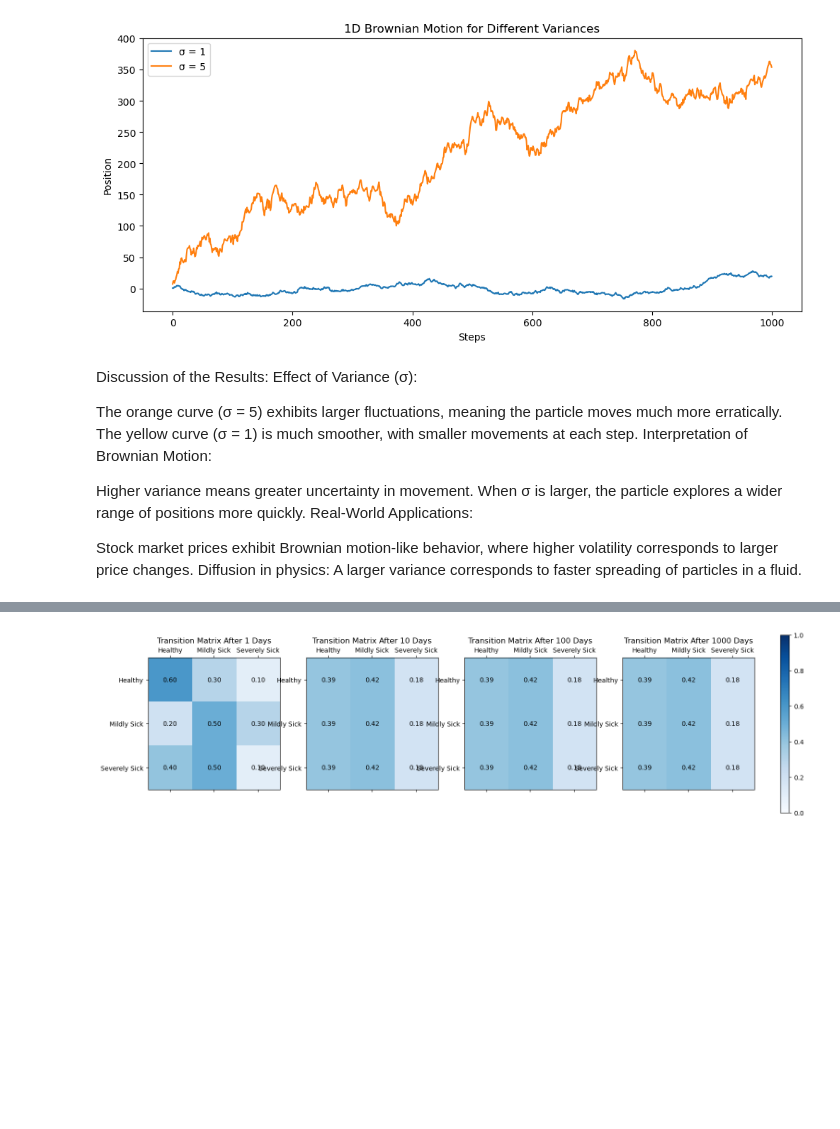
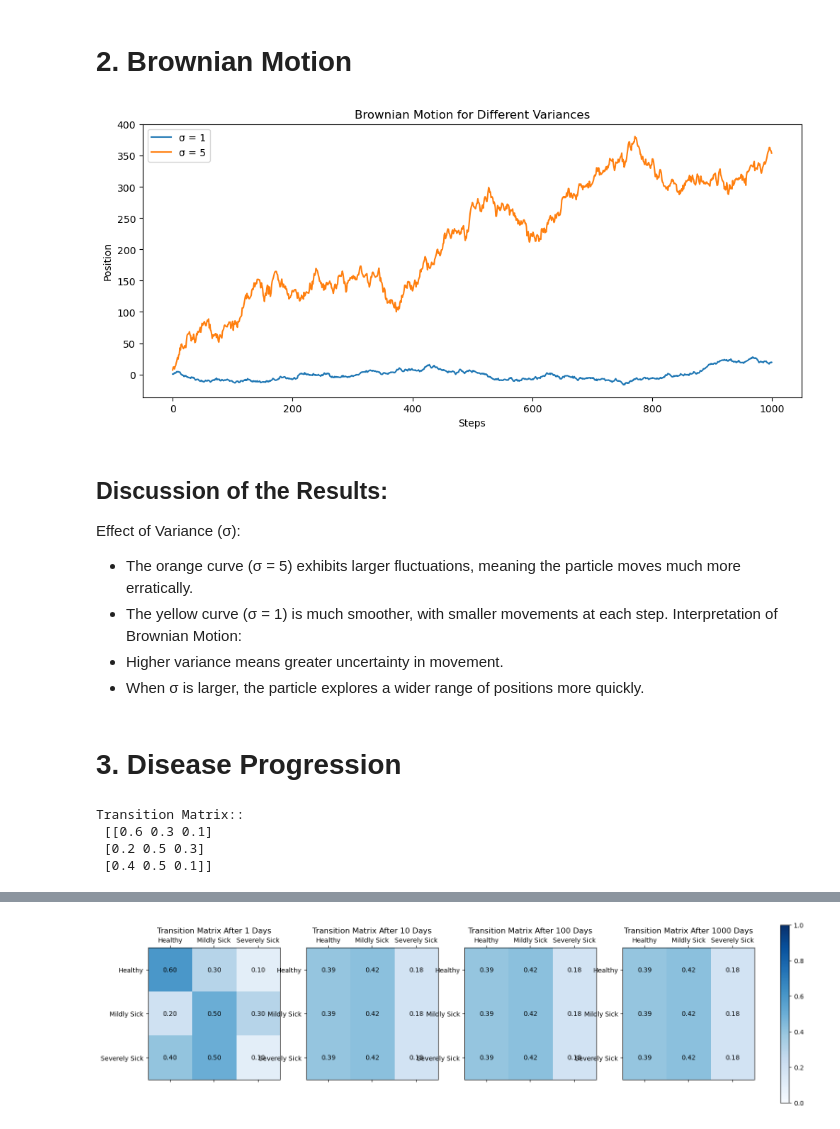
Before and after one commit to solayman-cs/CPS_6310, a Jupyter notebook: Assignment_4.ipynb, the cells around one changed output, grey strips where cells are left out. Cells and saved outputs as stored; diff of their text form; code cells hidden in the pictures; blank space fills up the shorter version.

```diff
--- a/Assignment_4.ipynb
+++ b/Assignment_4.ipynb
@@ -50,41 +88,52 @@ plt.show()
+# %% [markdown]
+# 2. Brownian Motion
 # %%
 # Parameters
 num_steps = 1000  # Number of steps
 sigma_values = [1, 5]  # Different variances
 
 # Initialize Brownian motion paths
-np.random.seed(42)  # For reproducibility
+np.random.seed(42)
 brownian_paths = {}
 
 # Simulate Brownian motion for both sigma values
 for sigma in sigma_values:
     noise = np.random.normal(0, sigma, num_steps)  # Random Gaussian noise
-    path = np.cumsum(noise)  # Compute cumulative sum to simulate Brownian motion
+    path = np.cumsum(noise)
     brownian_paths[sigma] = path
 
 # Plot the Brownian motion paths
 plt.figure(figsize=(12, 5))
 for sigma, path in brownian_paths.items():
     plt.plot(path, label=f"σ = {sigma}")
 
 plt.xlabel("Steps")
 plt.ylabel("Position")
-plt.title("1D Brownian Motion for Different Variances")
+plt.title("Brownian Motion for Different Variances")
 plt.legend()
 plt.show()
 # %% [output]
-[figure, old version]
+[figure, new version]
 # %% [markdown]
-Discussion of the Results:
+##  Discussion of the Results:
 Effect of Variance (σ):
 
-The orange curve (σ = 5) exhibits larger fluctuations, meaning the particle moves much more erratically.
-The yellow curve (σ = 1) is much smoother, with smaller movements at each step.
+- The orange curve (σ = 5) exhibits larger fluctuations, meaning the particle moves much more erratically.
+- The yellow curve (σ = 1) is much smoother, with smaller movements at each step.
 Interpretation of Brownian Motion:
-
-Higher variance means greater uncertainty in movement.
-When σ is larger, the particle explores a wider range of positions more quickly.
-Real-World Applications:
-
-Stock market prices exhibit Brownian motion-like behavior, where higher volatility corresponds to larger price changes.
-Diffusion in physics: A larger variance corresponds to faster spreading of particles in a fluid.
+- Higher variance means greater uncertainty in movement.
+- When σ is larger, the particle explores a wider range of positions more quickly.
+# %% [markdown]
+# 3. Disease Progression
+# %%
+# Define the transition probability matrix
+P = np.array([[0.6, 0.3, 0.1],
+              [0.2, 0.5, 0.3],
+              [0.4, 0.5, 0.1]])
+
+print('Transition Matrix::\n', P)
+# %% [output]
+Transition Matrix::
+ [[0.6 0.3 0.1]
+ [0.2 0.5 0.3]
+ [0.4 0.5 0.1]]
```
Also changed, not shown: parts of 18 cells of this notebook.
